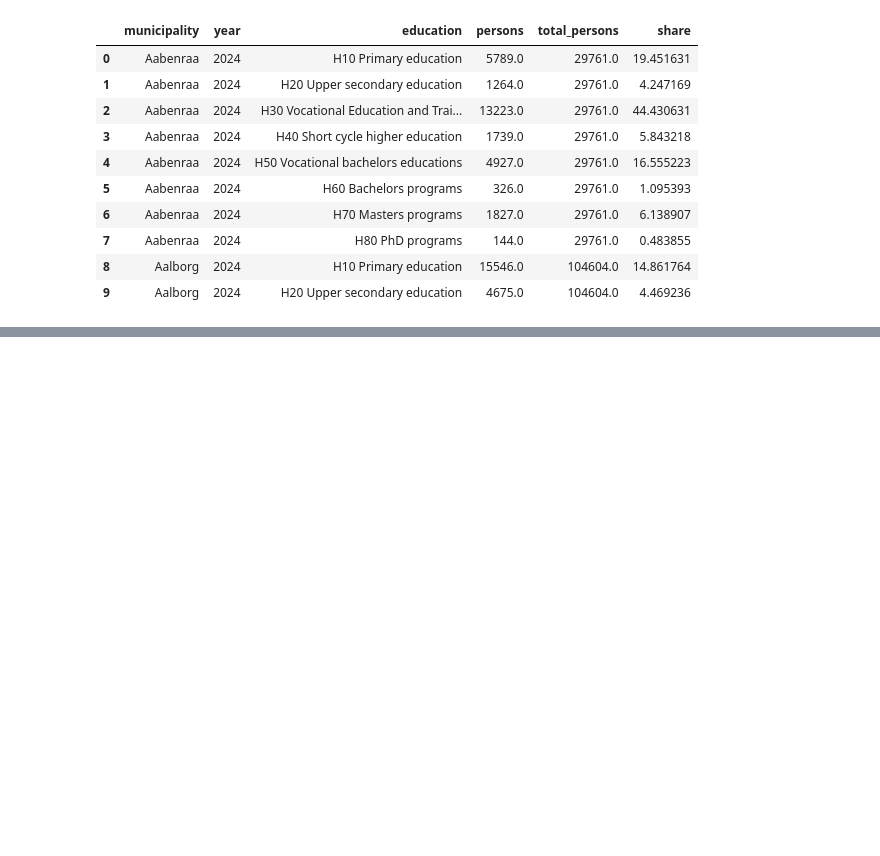
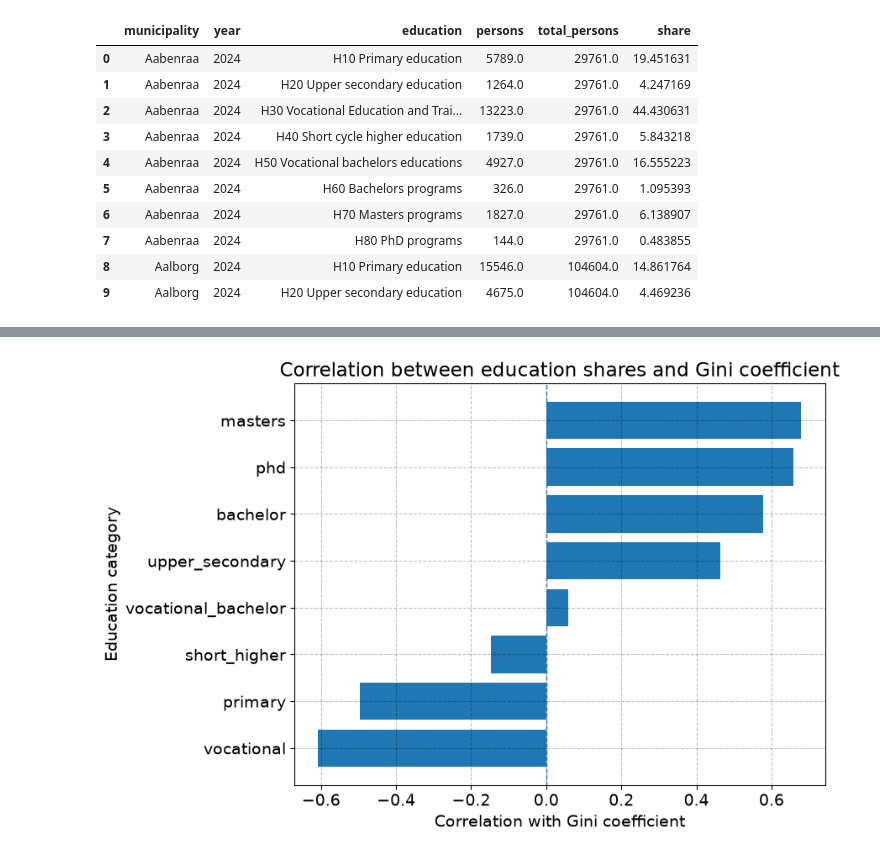
Before and after one commit to OttoBengtson/programming-for-economists, a Jupyter notebook: Data_Project_Version_1.ipynb, the cells around one changed output, grey strips where cells are left out. Cells and saved outputs as stored; diff of their text form; code cells hidden in the pictures; blank space fills up the shorter version.

```diff
--- a/Data_Project_Version_1.ipynb
+++ b/Data_Project_Version_1.ipynb
@@ -1787,0 +1919,30 @@ education_shares.head(10)
+# %%
+# n. illustrate correlations between education and inequality
+
+# a. create figure
+fig = plt.figure(figsize=(9,6))
+ax = fig.add_subplot(1,1,1)
+
+# b. horizontal bar chart
+ax.barh(
+    education_correlations['education'],
+    education_correlations['correlation']
+)
+
+# c. add vertical line at zero
+ax.axvline(
+    0,
+    lw=1,
+    ls='--'
+)
+
+# d. labels
+ax.set_title(
+    'Correlation between education shares and Gini coefficient'
+)
+ax.set_xlabel('Correlation with Gini coefficient')
+ax.set_ylabel('Education category')
+
+fig.tight_layout()
+# %% [output]
+[figure, added]
```
Also changed, not shown: parts of 13 cells of this notebook.
